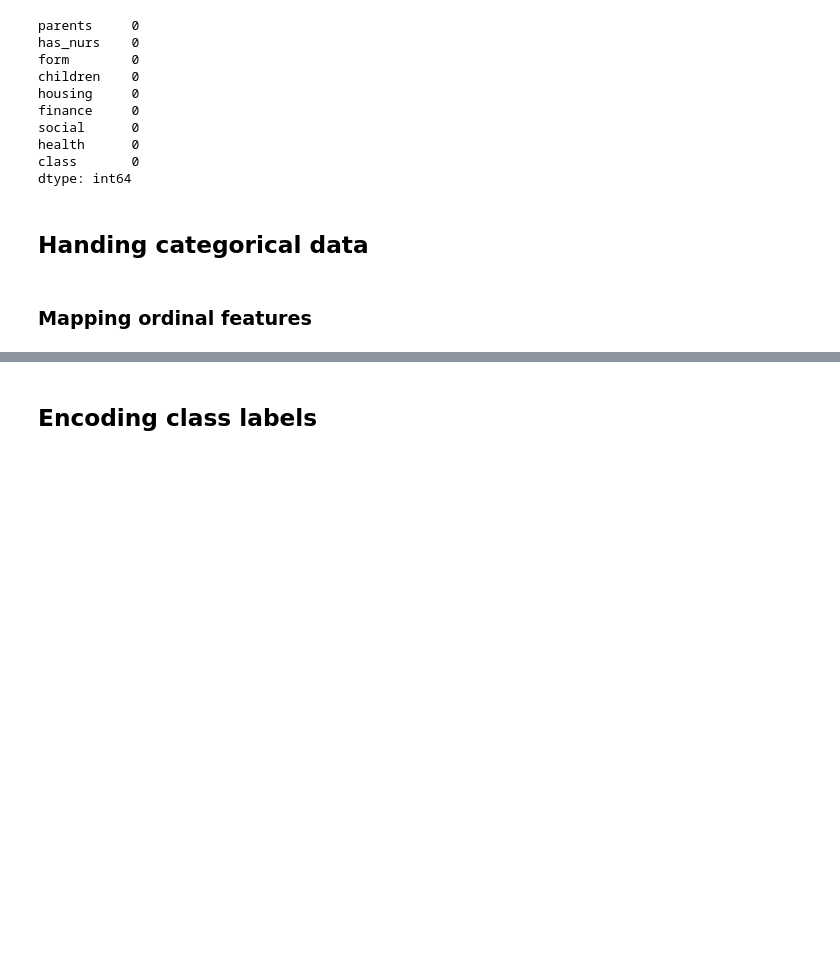
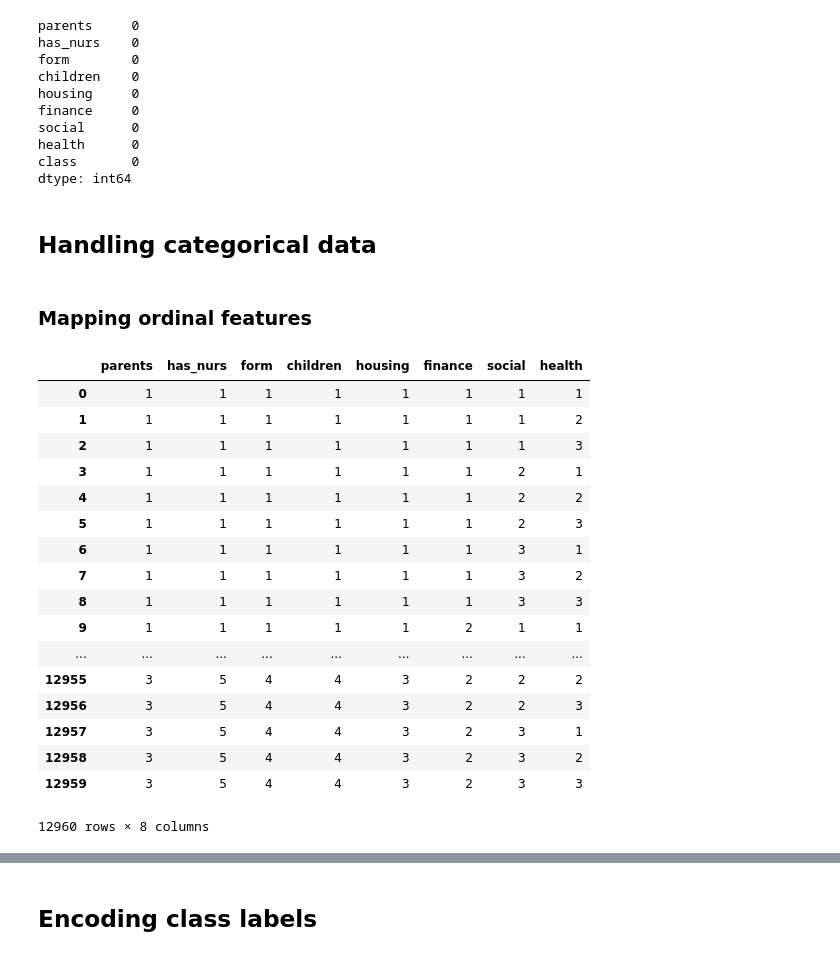
Before and after one commit to McKingly/ED-Data-Mining, a Jupyter notebook: Testing.ipynb, the cells around one changed output, grey strips where cells are left out. Saved outputs shown, nothing was run; the diff lists cells and outputs as text; code cells hidden in the pictures; blank space fills up the shorter version.

```diff
--- a/Testing.ipynb
+++ b/Testing.ipynb
@@ -87,7 +60,7 @@ health      0
 class       0
 dtype: int64
 # %% [markdown]
-## Handing categorical data
+## Handling categorical data
 # %% [markdown]
 ### Mapping ordinal features
 # %%
@@ -98,5 +71,57 @@ dtype: int64
+# %%
+# Nursery dataset
+
+# get dataset copy
+df_nursery_copy = df_nursery.copy()
+
+# cast data to string
+df_nursery_copy = df_nursery_copy.astype(str)
+
+# map features
+parents_mapping = {'usual':1, 'pretentious':2, 'great_pret':3}
+df_nursery_copy['parents'] = df_nursery_copy['parents'].map(parents_mapping)
+
+has_nurs_mapping = {'proper':1, 'less_proper':2, 'improper':3, 'critical':4, 'very_crit':5}
+df_nursery_copy['has_nurs'] = df_nursery_copy['has_nurs'].map(has_nurs_mapping)
+
+form_mapping = {'complete':1, 'completed':2, 'incomplete':3, 'foster':4}
+df_nursery_copy['form'] = df_nursery_copy['form'].map(form_mapping)
+
+children_mapping = {'1':1, '2':2, '3':3, 'more':4}
+df_nursery_copy['children'] = df_nursery_copy['children'].map(children_mapping)
+
+housing_mapping = {'convenient':1, 'less_conv':2, 'critical':3}
+df_nursery_copy['housing'] = df_nursery_copy['housing'].map(housing_mapping)
+
+finance_mapping = {'convenient':1, 'inconv':2}
+df_nursery_copy['finance'] = df_nursery_copy['finance'].map(finance_mapping)
+
+social_mapping = {'nonprob':1, 'slightly_prob':2, 'problematic':3}
+df_nursery_copy['social'] = df_nursery_copy['social'].map(social_mapping)
+
+health_mapping = {'recommended':1, 'priority':2, 'not_recom':3}
+df_nursery_copy['health'] = df_nursery_copy['health'].map(health_mapping)
 # %%
 # Nursery dataset
 
-# print test set features before mapping
-#X_test2
+# print features after mapping
+df_nursery_copy[df_nursery_copy.columns[0:8]]
+# %% [output]
+|  | parents | has_nurs | form | children | housing | finance | social | health |
+| 0 | 1 | 1 | 1 | 1 | 1 | 1 | 1 | 1 |
+| 1 | 1 | 1 | 1 | 1 | 1 | 1 | 1 | 2 |
+| 2 | 1 | 1 | 1 | 1 | 1 | 1 | 1 | 3 |
+| 3 | 1 | 1 | 1 | 1 | 1 | 1 | 2 | 1 |
+| 4 | 1 | 1 | 1 | 1 | 1 | 1 | 2 | 2 |
+| 5 | 1 | 1 | 1 | 1 | 1 | 1 | 2 | 3 |
+| 6 | 1 | 1 | 1 | 1 | 1 | 1 | 3 | 1 |
+| 7 | 1 | 1 | 1 | 1 | 1 | 1 | 3 | 2 |
+| 8 | 1 | 1 | 1 | 1 | 1 | 1 | 3 | 3 |
+| 9 | 1 | 1 | 1 | 1 | 1 | 2 | 1 | 1 |
+| ... | ... | ... | ... | ... | ... | ... | ... | ... |
+| 12955 | 3 | 5 | 4 | 4 | 3 | 2 | 2 | 2 |
+| 12956 | 3 | 5 | 4 | 4 | 3 | 2 | 2 | 3 |
+| 12957 | 3 | 5 | 4 | 4 | 3 | 2 | 3 | 1 |
+| 12958 | 3 | 5 | 4 | 4 | 3 | 2 | 3 | 2 |
+| 12959 | 3 | 5 | 4 | 4 | 3 | 2 | 3 | 3 |
+12960 rows × 8 columns
```
Also changed, not shown: parts of 26 cells of this notebook.
